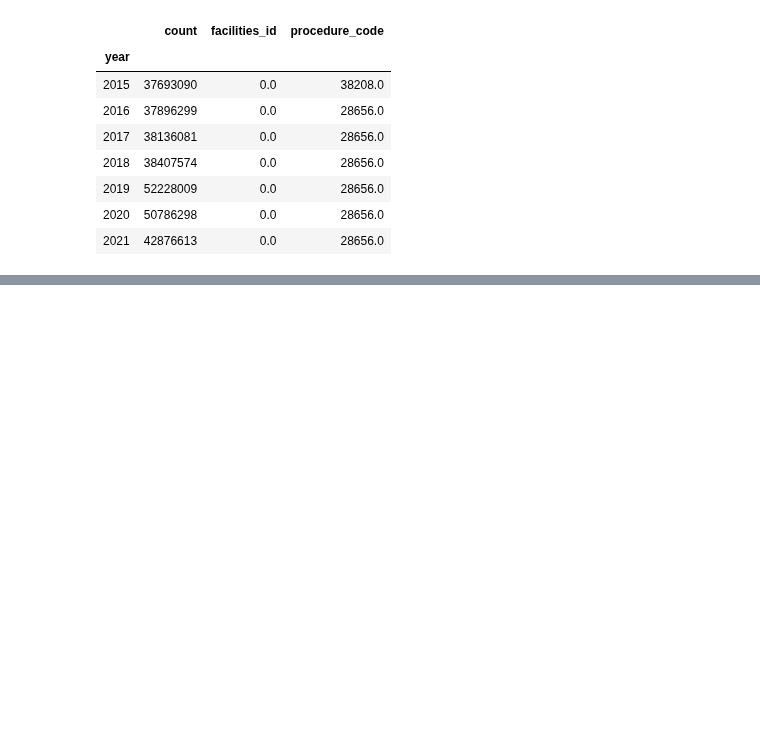
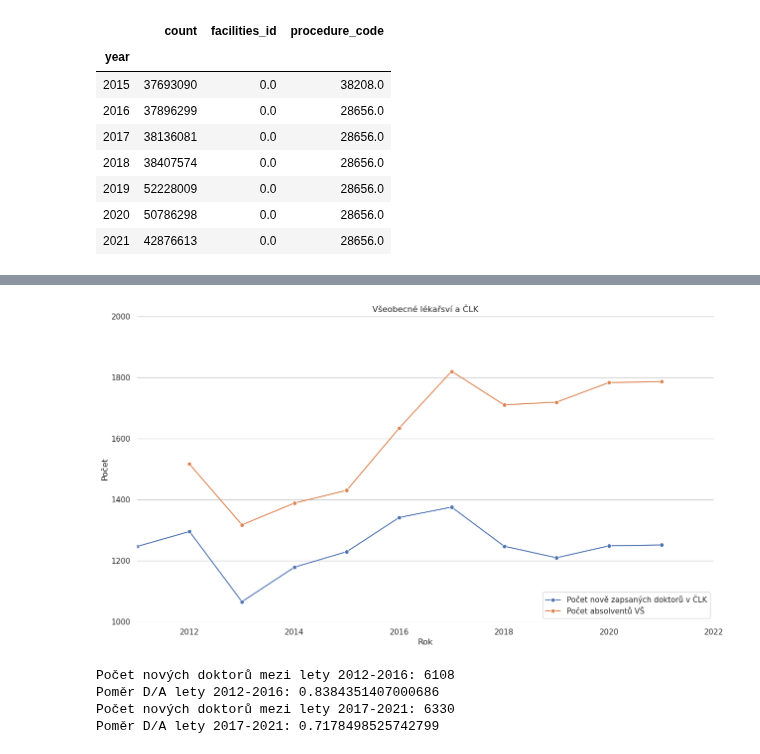
Before and after one commit to opendatalabcz/mapa-zdravi, a Jupyter notebook: src/scripts/visualization.ipynb, the cells around one changed output, grey strips where cells are left out. Drawn from its saved outputs; the diff is of its cells as text; code cells hidden in the pictures; blank space fills up the shorter version.

```diff
--- a/src/scripts/visualization.ipynb
+++ b/src/scripts/visualization.ipynb
@@ -440,0 +493,36 @@ pharmacy
+# %%
+from turtle import pos
+
+
+sns.set_style('whitegrid')
+
+plt.figure(figsize=(15, 8))
+plt.grid(True, axis='y')
+
+ax = sns.lineplot(y=new_docs['new_docs'], x=new_docs['year'], marker="o", linewidth = 1.5, label='Počet nově zapsaných doktorů v ČLK')
+ax = sns.lineplot(y=finished_students['graduated'], x=finished_students['year'], marker="o", linewidth = 1.5, label='Počet absolventů VŠ')
+
+sns.despine(bottom = True, left = True)
+
+ax.yaxis.grid(True) # Hide the horizontal gridlines
+ax.xaxis.grid(False) # Show the vertical gridlines
+
+plt.title('Všeobecné lékařsví a ČLK')
+plt.xlabel('Rok')
+plt.ylabel('Počet')
+plt.xlim(2011, 2022)
+plt.ylim(999, 2001)
+plt.legend(loc='lower right')
+plt.show();
+# %% [output]
+[figure, added]
+# %%
+print(f'Počet nových doktorů mezi lety 2012-2016: {docs_students[(docs_students.year < 2017)].new_docs.sum()}')
+print(f'Poměr D/A lety 2012-2016: {docs_students[(docs_students.year < 2017)].new_docs.sum()/docs_students[(docs_students.year < 2017)].graduated.sum()}')
+print(f'Počet nových doktorů mezi lety 2017-2021: {docs_students[(docs_students.year >= 2017)].new_docs.sum()}')
+print(f'Poměr D/A lety 2017-2021: {docs_students[(docs_students.year >= 2017)].new_docs.sum()/docs_students[(docs_students.year >= 2017)].graduated.sum()}')
+# %% [output]
+Počet nových doktorů mezi lety 2012-2016: 6108
+Poměr D/A lety 2012-2016: 0.8384351407000686
+Počet nových doktorů mezi lety 2017-2021: 6330
+Poměr D/A lety 2017-2021: 0.7178498525742799
```
Also changed, not shown: parts of 5 cells of this notebook.
